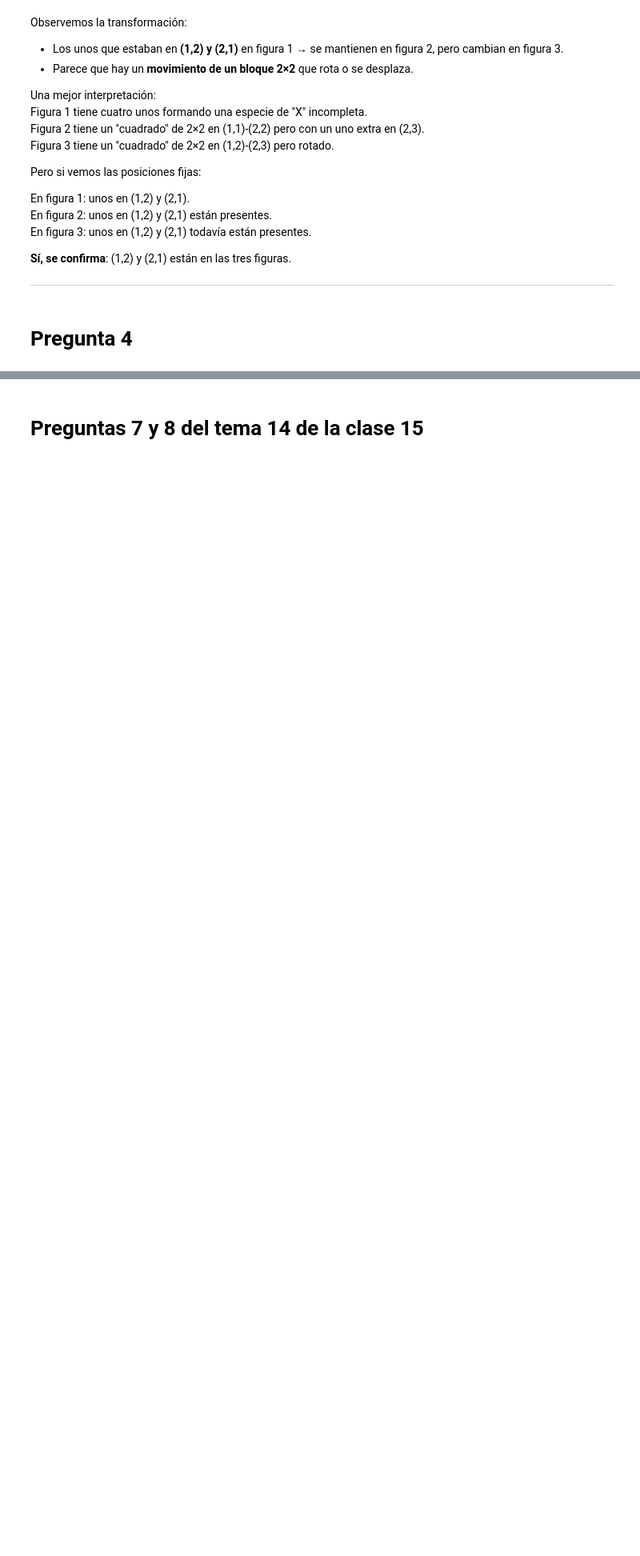
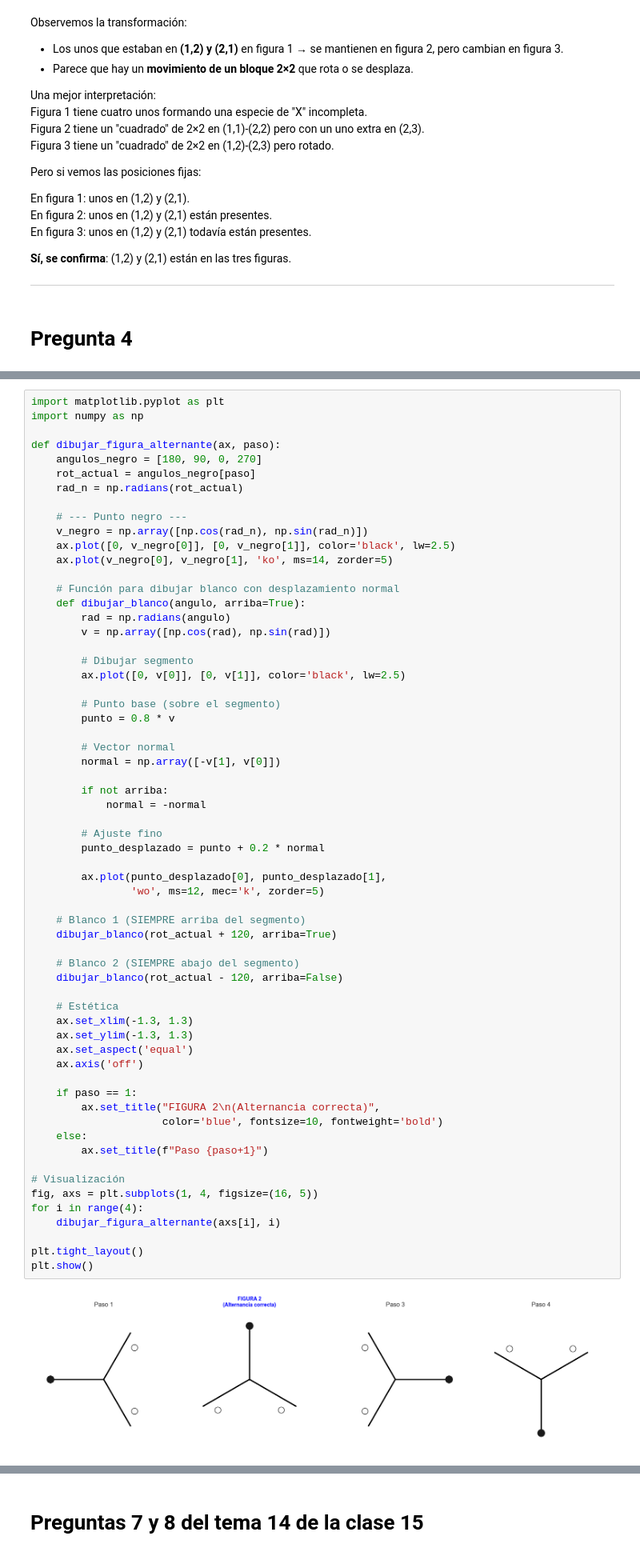
Before and after one commit to marco-canas/camino-udea, a Jupyter notebook: 6_razonamiento_geometrico/clase_15_series_graficas/clase_15_tema_14_series_graficas.ipynb, the cells around one changed output, grey strips where cells are left out. Shown at 80% size. Drawn from its saved outputs; the diff is of its cells as text; blank space fills up the shorter version.

```diff
--- a/6_razonamiento_geometrico/clase_15_series_graficas/clase_15_tema_14_series_graficas.ipynb
+++ b/6_razonamiento_geometrico/clase_15_series_graficas/clase_15_tema_14_series_graficas.ipynb
@@ -455,0 +498,64 @@ En figura 3: unos en (1,2) y (2,1) todavía están presentes.
+# %%
+import matplotlib.pyplot as plt
+import numpy as np
+
+def dibujar_figura_alternante(ax, paso):
+    angulos_negro = [180, 90, 0, 270]
+    rot_actual = angulos_negro[paso]
+    rad_n = np.radians(rot_actual)
+
+    # --- Punto negro ---
+    v_negro = np.array([np.cos(rad_n), np.sin(rad_n)])
+    ax.plot([0, v_negro[0]], [0, v_negro[1]], color='black', lw=2.5)
+    ax.plot(v_negro[0], v_negro[1], 'ko', ms=14, zorder=5)
+
+    # Función para dibujar blanco con desplazamiento normal
+    def dibujar_blanco(angulo, arriba=True):
+        rad = np.radians(angulo)
+        v = np.array([np.cos(rad), np.sin(rad)])
+
+        # Dibujar segmento
+        ax.plot([0, v[0]], [0, v[1]], color='black', lw=2.5)
+
+        # Punto base (sobre el segmento)
+        punto = 0.8 * v
+
+        # Vector normal
+        normal = np.array([-v[1], v[0]])
+
+        if not arriba:
+            normal = -normal
+
+        # Ajuste fino
+        punto_desplazado = punto + 0.2 * normal
+
+        ax.plot(punto_desplazado[0], punto_desplazado[1],
+                'wo', ms=12, mec='k', zorder=5)
+
+    # Blanco 1 (SIEMPRE arriba del segmento)
+    dibujar_blanco(rot_actual + 120, arriba=True)
+
+    # Blanco 2 (SIEMPRE abajo del segmento)
+    dibujar_blanco(rot_actual - 120, arriba=False)
+
+    # Estética
+    ax.set_xlim(-1.3, 1.3)
+    ax.set_ylim(-1.3, 1.3)
+    ax.set_aspect('equal')
+    ax.axis('off')
+
+    if paso == 1:
+        ax.set_title("FIGURA 2\n(Alternancia correcta)",
+                     color='blue', fontsize=10, fontweight='bold')
+    else:
+        ax.set_title(f"Paso {paso+1}")
+
+# Visualización
+fig, axs = plt.subplots(1, 4, figsize=(16, 5))
+for i in range(4):
+    dibujar_figura_alternante(axs[i], i)
+
+plt.tight_layout()
+plt.show()
+# %% [output]
+[figure, added]
```
Also changed, not shown: parts of 16 cells of this notebook, 3 other files.
